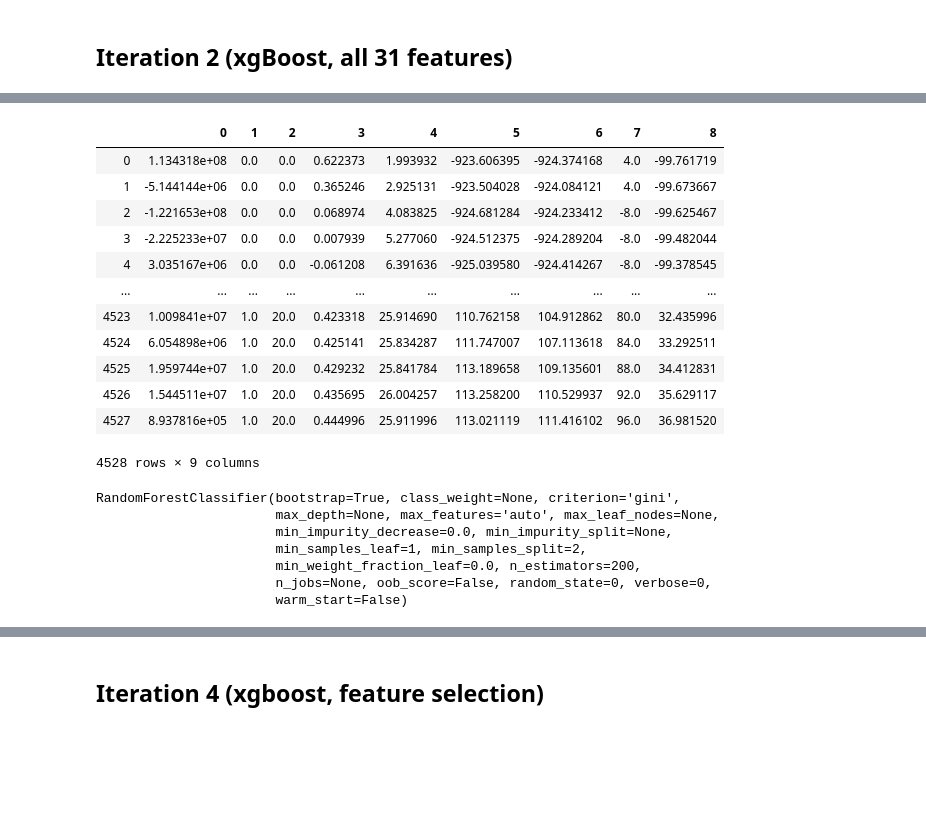
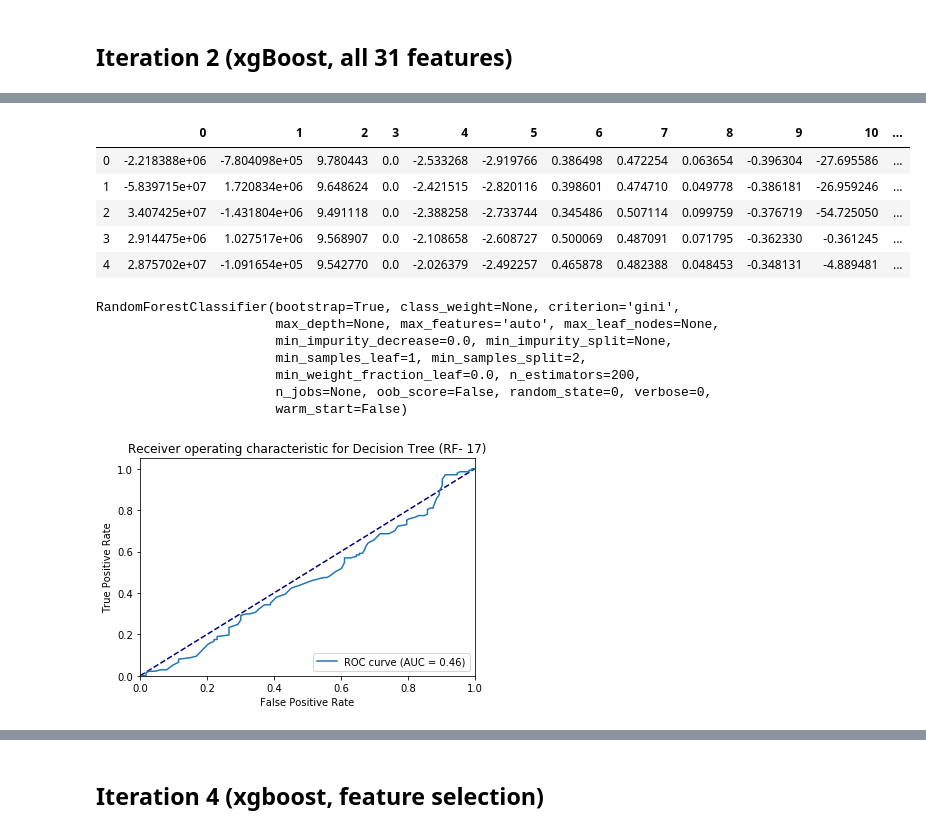
Before and after one commit to samuelkhoo/NUS_Fintech_Time_Series_Model_Evaluation, a Jupyter notebook: Decision Trees Research/Decision Trees Stock Prediction.ipynb, the cells around one changed output, grey strips where cells are left out. Cells and saved outputs as stored; diff of their text form; code cells hidden in the pictures; blank space fills up the shorter version.

```diff
--- a/Decision Trees Research/Decision Trees Stock Prediction.ipynb
+++ b/Decision Trees Research/Decision Trees Stock Prediction.ipynb
@@ -100,4 +144,10 @@ For a start, we simply add every single indicator into our dataset. The decision
+# %%
+def sma(n, ts):
+    return ts.rolling(window=n).mean()
 # %%
 df= add_all_ta_features(df, "Open", "High", "Low", "Close", "Volume", fillna=True)
+df["3sma"] = sma(3,df["Close"])
+df["50sma"] = sma(50,df["Close"])
+df = df.dropna()
 df.head(15)
 # %% [output]
@@ -121,6 +180,6 @@ df.head(15)
 # %%
 # Split into independent and dependent variables
-df = df[df["Timestamp"] > '2000-08-31']
+df = df[df["Timestamp"] > '2015-09-01']
 X = df.copy().drop('Binary_Target', axis =1)
 y = df[['Timestamp','Binary_Target']]
 
@@ -227,5 +325,6 @@ weighted avg       0.51      0.52      0.46       250
 # %%
 from sklearn.feature_selection import *
 # %%
-k = 9
+k = 17
+X_test_kbest = pd.DataFrame(SelectKBest(f_classif, k=k).fit(X_train, y_train).transform(X_test))
 X_train_kbest = pd.DataFrame(SelectKBest(f_classif, k=k).fit(X_train, y_train).transform(X_train))
@@ -232,19 +340,12 @@ X_train_kbest = pd.DataFrame(SelectKBest(f_classif, k=k).fit(X_train, y_train).t
 # %%
-X_train_kbest
+X_train_kbest.head()
 # %% [output]
-|  | 0 | 1 | 2 | 3 | 4 | 5 | 6 | 7 | 8 |
-| 0 | 1.134318e+08 | 0.0 | 0.0 | 0.622373 | 1.993932 | -923.606395 | -924.374168 | 4.0 | -99.761719 |
-| 1 | -5.144144e+06 | 0.0 | 0.0 | 0.365246 | 2.925131 | -923.504028 | -924.084121 | 4.0 | -99.673667 |
-| 2 | -1.221653e+08 | 0.0 | 0.0 | 0.068974 | 4.083825 | -924.681284 | -924.233412 | -8.0 | -99.625467 |
-| 3 | -2.225233e+07 | 0.0 | 0.0 | 0.007939 | 5.277060 | -924.512375 | -924.289204 | -8.0 | -99.482044 |
-| 4 | 3.035167e+06 | 0.0 | 0.0 | -0.061208 | 6.391636 | -925.039580 | -924.414267 | -8.0 | -99.378545 |
-| ... | ... | ... | ... | ... | ... | ... | ... | ... | ... |
-| 4523 | 1.009841e+07 | 1.0 | 20.0 | 0.423318 | 25.914690 | 110.762158 | 104.912862 | 80.0 | 32.435996 |
-| 4524 | 6.054898e+06 | 1.0 | 20.0 | 0.425141 | 25.834287 | 111.747007 | 107.113618 | 84.0 | 33.292511 |
-| 4525 | 1.959744e+07 | 1.0 | 20.0 | 0.429232 | 25.841784 | 113.189658 | 109.135601 | 88.0 | 34.412831 |
-| 4526 | 1.544511e+07 | 1.0 | 20.0 | 0.435695 | 26.004257 | 113.258200 | 110.529937 | 92.0 | 35.629117 |
-| 4527 | 8.937816e+05 | 1.0 | 20.0 | 0.444996 | 25.911996 | 113.021119 | 111.416102 | 96.0 | 36.981520 |
+|  | 0 | 1 | 2 | 3 | 4 | 5 | 6 | 7 | 8 | 9 | 10 | ... |
+| 0 | -2.218388e+06 | -7.804098e+05 | 9.780443 | 0.0 | -2.533268 | -2.919766 | 0.386498 | 0.472254 | 0.063654 | -0.396304 | -27.695586 | ... |
+| 1 | -5.839715e+07 | 1.720834e+06 | 9.648624 | 0.0 | -2.421515 | -2.820116 | 0.398601 | 0.474710 | 0.049778 | -0.386181 | -26.959246 | ... |
+| 2 | 3.407425e+07 | -1.431804e+06 | 9.491118 | 0.0 | -2.388258 | -2.733744 | 0.345486 | 0.507114 | 0.099759 | -0.376719 | -54.725050 | ... |
+| 3 | 2.914475e+06 | 1.027517e+06 | 9.568907 | 0.0 | -2.108658 | -2.608727 | 0.500069 | 0.487091 | 0.071795 | -0.362330 | -0.361245 | ... |
+| 4 | 2.875702e+07 | -1.091654e+05 | 9.542770 | 0.0 | -2.026379 | -2.492257 | 0.465878 | 0.482388 | 0.048453 | -0.348131 | -4.889481 | ... |
-4528 rows × 9 columns
 # %%
 clf3 = RandomForestClassifier(n_estimators=200, random_state=0)
 clf3.fit(X_train_kbest, y_train)
@@ -261,3 +362,7 @@ predicted3 = clf3.predict(pd.DataFrame(SelectKBest(f_classif, k=k).fit(X_train,
+# %%
+get_roc(clf3, y_test, X_test_kbest, "Decision Tree (RF- 17)")
+# %% [output]
+[figure, added]
 # %%
 print(classification_report(y_test["Binary_Target"], predicted3))
 # %% [output]
```
Also changed, not shown: parts of 66 cells of this notebook, 1 other file.
